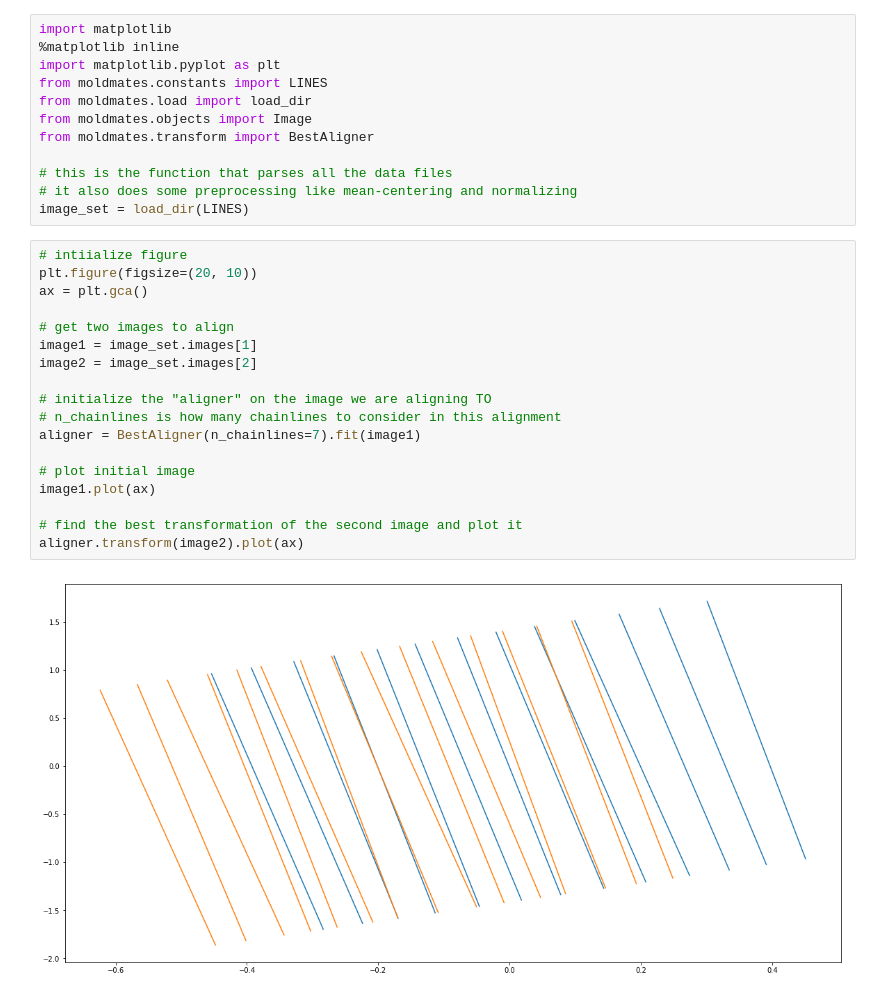
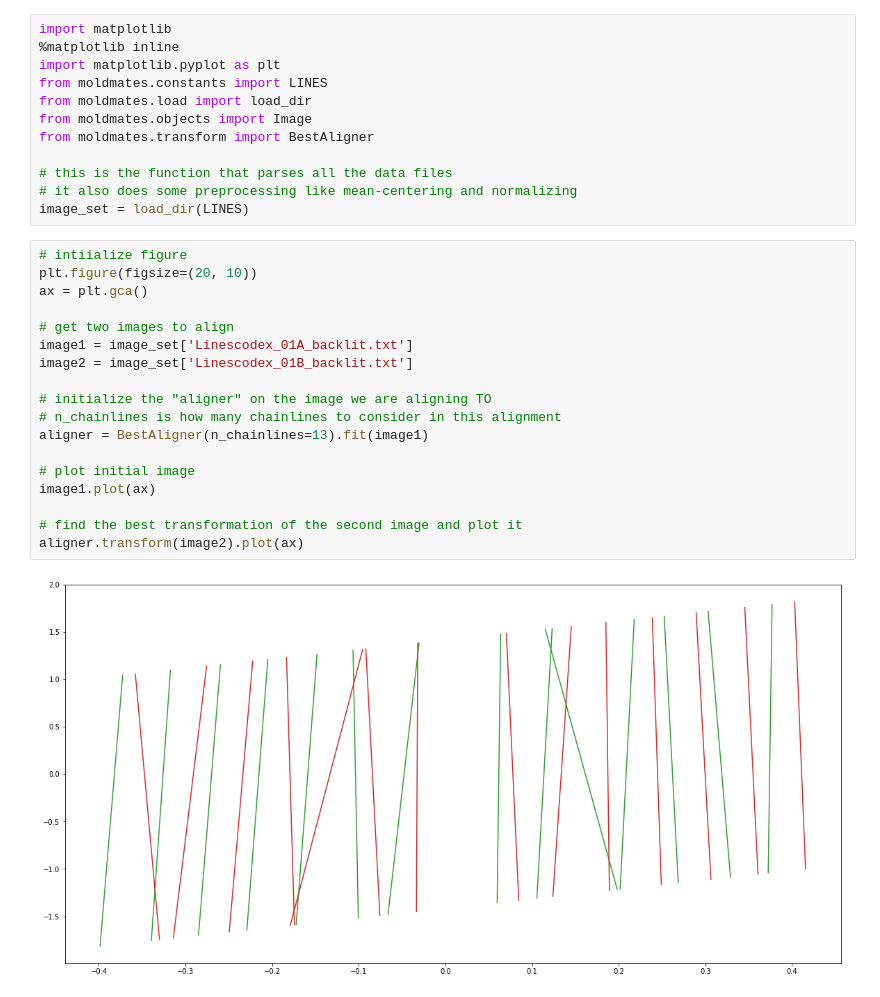
Before and after one commit to dconathan/moldmates, a Jupyter notebook: notebooks/moldmates_demo.ipynb, the cells around one changed output. Cells and saved outputs as stored; diff of their text form.

Commit message:
updated notebook with first two actual images

```diff
--- a/notebooks/moldmates_demo.ipynb
+++ b/notebooks/moldmates_demo.ipynb
@@ -13,20 +13,20 @@ image_set = load_dir(LINES)
 # %%
 # intiialize figure
 plt.figure(figsize=(20, 10))
 ax = plt.gca()
 
 # get two images to align
-image1 = image_set.images[1]
-image2 = image_set.images[2]
+image1 = image_set['Linescodex_01A_backlit.txt']
+image2 = image_set['Linescodex_01B_backlit.txt']
 
 # initialize the "aligner" on the image we are aligning TO
 # n_chainlines is how many chainlines to consider in this alignment
-aligner = BestAligner(n_chainlines=7).fit(image1)
+aligner = BestAligner(n_chainlines=13).fit(image1)
 
 # plot initial image
 image1.plot(ax)
 
 # find the best transformation of the second image and plot it
 aligner.transform(image2).plot(ax)
 # %% [output]
-[figure, old version]
+[figure, new version]
```
